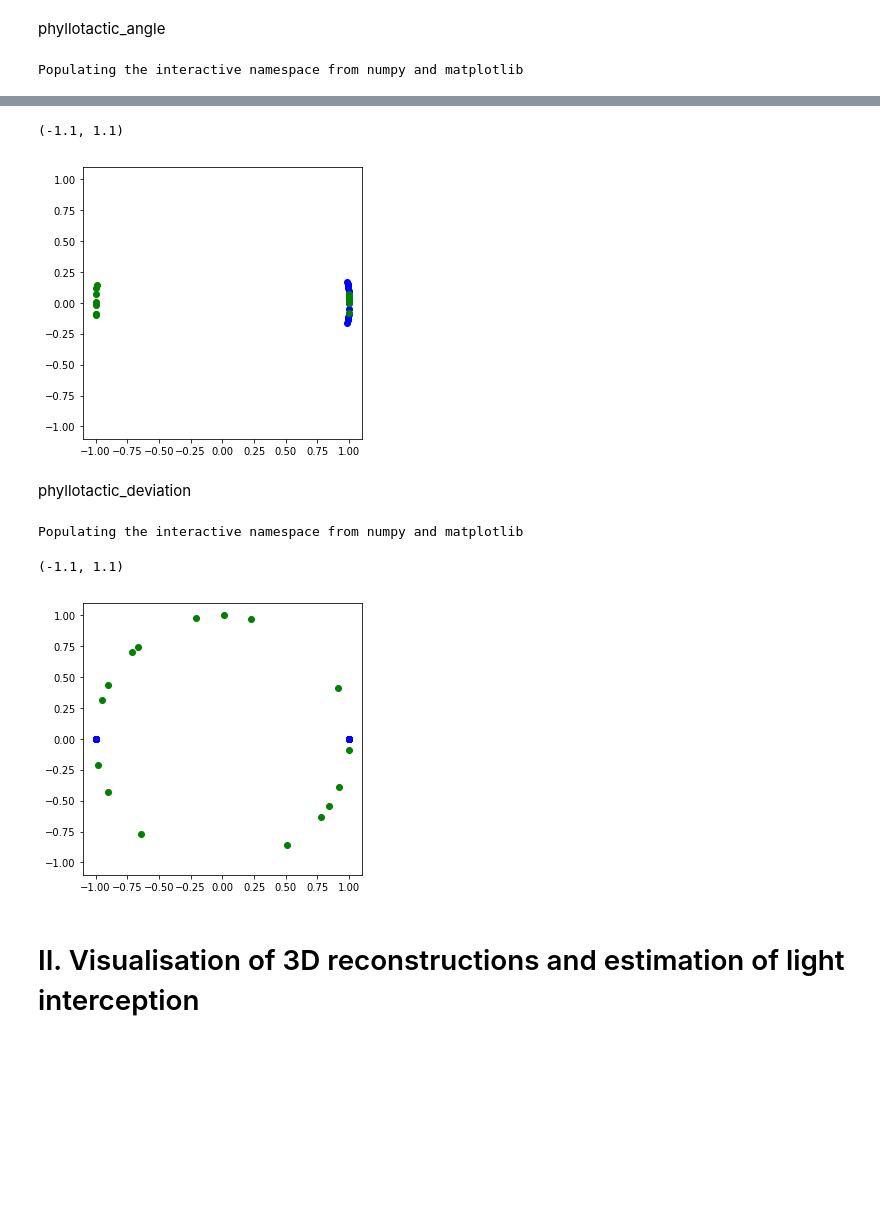
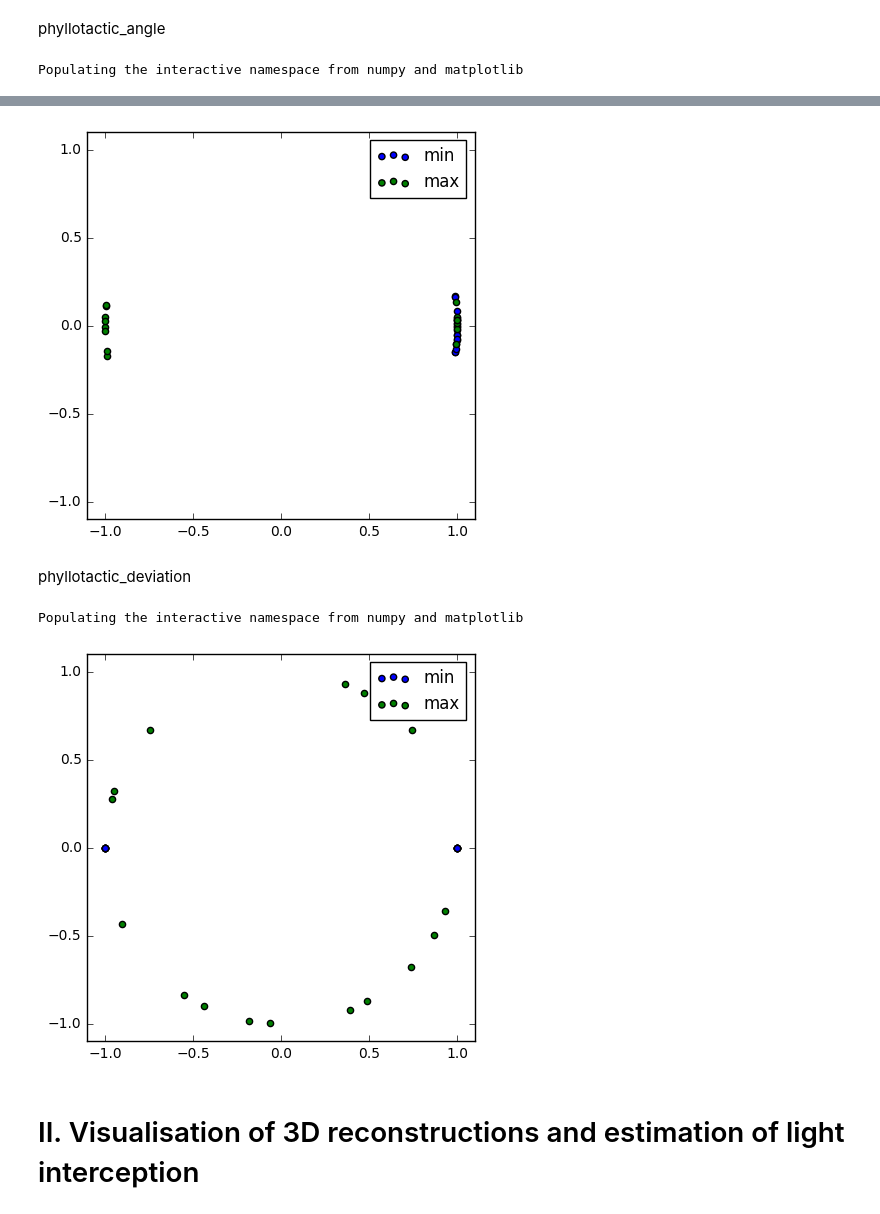
Before and after one commit to openalea-training/supagro_training_2018, a Jupyter notebook: TD_4/3D_Maize_parameters_Solution.ipynb, the cells around one changed output, grey strips where cells are left out. Drawn from its saved outputs; the diff is of its cells as text; code cells hidden in the pictures; blank space fills up the shorter version.

```diff
--- a/TD_4/3D_Maize_parameters_Solution.ipynb
+++ b/TD_4/3D_Maize_parameters_Solution.ipynb
@@ -107,13 +164,9 @@ plot(x,y)
 # %%
-def leaf_shape_rank(rank=1,nb_segment=100,incli_top=50, delta_angle_top=180):
-    incli_base=75
-    delta_angle_base=250
+def leaf_shape_rank(rank=1,nb_segment=100,incli_top=10, incli_base=70, insertion_angle=20,l=0.5, infl=30):
     phytomer=16
     dinc = float(incli_top - incli_base) / (phytomer - 1)
     incli = incli_base + (rank -1) * dinc
-    ddel = float(delta_angle_top - delta_angle_base) / (phytomer - 1)
-    delta_angle = delta_angle_base + (rank - 1) * ddel
-    return leaf_shape_perez(nb_segment=nb_segment,insertion_angle=incli, delta_angle=delta_angle, coef_curv=-0.2)
+    return leaf_shape_perez(nb_segment = 100,insertion_angle=incli, l=l, infl=infl)
 # %% [markdown]
 #### Curvature of top leaf (rank16)
 # %% [markdown]
@@ -190,0 +210,13 @@ ylim(-0.3,0.6)
+# %%
+rank=10
+x,y=leaf_shape_rank(rank=rank,incli_top=10,incli_base=60,infl=25,l=0.6)
+plot(x,y,label=rank)
+
+rank=15
+x,y=leaf_shape_rank(rank=rank,incli_top=10,incli_base=60,infl=25,l=0.6)
+plot(x,y,label=rank)
+
+xlim(0,1.2)
+ylim(-0.6,1.6)
+plt.legend(loc='best')
+plt.show()
@@ -202,8 +236,8 @@ phytomer=16
 phyllotactic_angle_min=0
 phyllotactic_angle_max=180
 
-az_min=leaf_azimuth(size=phytomer, phyllotactic_angle=phyllotactic_angle_min, phyllotactic_deviation=10, plant_orientation=0, spiral=False)*pi/180
-az_max=leaf_azimuth(size=phytomer, phyllotactic_angle=phyllotactic_angle_max, phyllotactic_deviation=10, plant_orientation=0, spiral=False)*pi/180
+az_min=leaf_azimuth(size=phytomer, phyllotactic_angle=phyllotactic_angle_min, phyllotactic_deviation=10, plant_orientation=0, spiral=True)*pi/180
+az_max=leaf_azimuth(size=phytomer, phyllotactic_angle=phyllotactic_angle_max, phyllotactic_deviation=10, plant_orientation=0, spiral=True)*pi/180
 
 x_min,y_min=pol2cart(rho=1,phi=az_min)
 x_max,y_max=pol2cart(rho=1,phi=az_max)
@@ -211,9 +245,11 @@ x_max,y_max=pol2cart(rho=1,phi=az_max)
 %pylab inline
 pylab.rcParams['figure.figsize'] = (5, 5)
 #scatter(x,y,c=numpy.arange(phytomer))
-scatter(x_min,y_min,c='blue')
-scatter(x_max,y_max,c='green')
+scatter(x_min,y_min,c='blue',label='min')
+scatter(x_max,y_max,c='green',label='max')
 xlim(-1.1,1.1)
 ylim(-1.1,1.1)
+plt.legend(loc='best')
+plt.show()
 # %% [output]
 Populating the interactive namespace from numpy and matplotlib
@@ -222,5 +256,4 @@ WARNING: pylab import has clobbered these variables: ['rank']
-(-1.1, 1.1)
-[figure, old version]
+[figure, new version]
 # %% [markdown]
 phyllotactic_deviation
 # %%
@@ -233,8 +266,8 @@ phytomer=16
 phyllotactic_deviation_min=0
 phyllotactic_deviation_max=90
 
-az_min=leaf_azimuth(size=phytomer, phyllotactic_angle=180, phyllotactic_deviation=phyllotactic_deviation_min, plant_orientation=0, spiral=False)*pi/180
-az_max=leaf_azimuth(size=phytomer, phyllotactic_angle=180, phyllotactic_deviation=phyllotactic_deviation_max, plant_orientation=0, spiral=False)*pi/180
+az_min=leaf_azimuth(size=phytomer, phyllotactic_angle=180, phyllotactic_deviation=phyllotactic_deviation_min, plant_orientation=0, spiral=True)*pi/180
+az_max=leaf_azimuth(size=phytomer, phyllotactic_angle=180, phyllotactic_deviation=phyllotactic_deviation_max, plant_orientation=0, spiral=True)*pi/180
 
 x_min,y_min=pol2cart(rho=1,phi=az_min)
 x_max,y_max=pol2cart(rho=1,phi=az_max)
@@ -242,14 +275,15 @@ x_max,y_max=pol2cart(rho=1,phi=az_max)
 %pylab inline
 pylab.rcParams['figure.figsize'] = (5, 5)
 #scatter(x,y,c=numpy.arange(phytomer))
-scatter(x_min,y_min,c='blue')
-scatter(x_max,y_max,c='green')
+scatter(x_min,y_min,c='blue',label='min')
+scatter(x_max,y_max,c='green',label='max')
 xlim(-1.1,1.1)
 ylim(-1.1,1.1)
+plt.legend(loc='best')
+plt.show()
 # %% [output]
 Populating the interactive namespace from numpy and matplotlib
-(-1.1, 1.1)
-[figure, old version]
+[figure, new version]
 # %% [markdown]
 # II. Visualisation of 3D reconstructions and estimation of light interception
 # %% [markdown]
```
Also changed, not shown: parts of 25 cells of this notebook, 3 other files.
